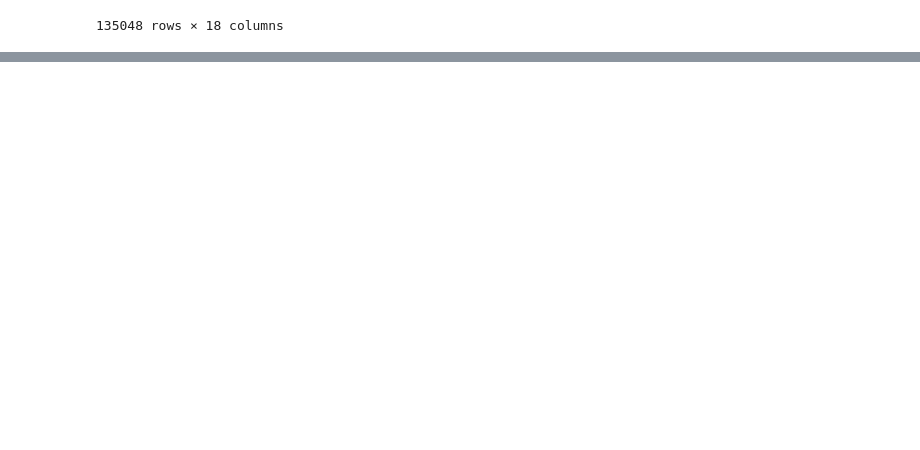
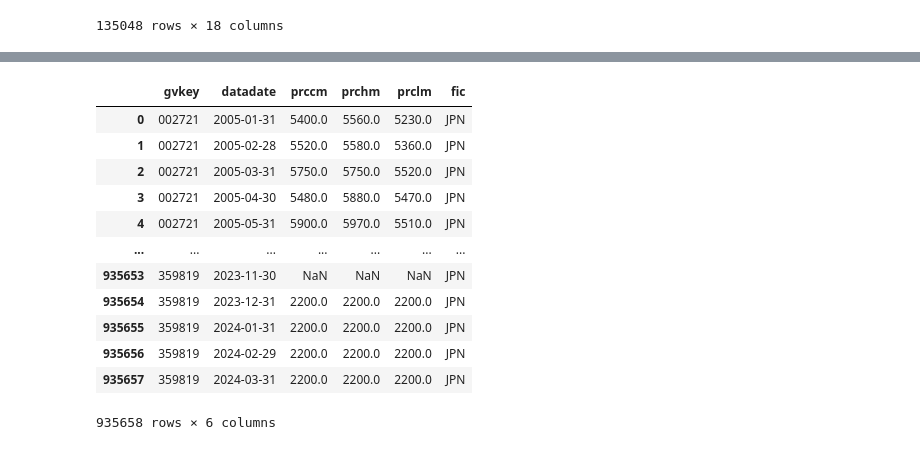
Before and after one commit to glyh0515/fin372.4_project, a Jupyter notebook: notebook.ipynb, the cells around one changed output, grey strips where cells are left out. Drawn from its saved outputs; the diff is of its cells as text; code cells hidden in the pictures; blank space fills up the shorter version.

Commit message:
Japan
Currently implementing the backtest for Japan. Cannot close trades. Need to find out why.

```diff
--- a/notebook.ipynb
+++ b/notebook.ipynb
@@ -46,0 +113,17 @@ df
+# %%
+jpy = pd.read_stata('japan_only.dta')
+jpy
+# %% [output]
+|  | gvkey | datadate | prccm | prchm | prclm | fic |
+| 0 | 002721 | 2005-01-31 | 5400.0 | 5560.0 | 5230.0 | JPN |
+| 1 | 002721 | 2005-02-28 | 5520.0 | 5580.0 | 5360.0 | JPN |
+| 2 | 002721 | 2005-03-31 | 5750.0 | 5750.0 | 5520.0 | JPN |
+| 3 | 002721 | 2005-04-30 | 5480.0 | 5880.0 | 5470.0 | JPN |
+| 4 | 002721 | 2005-05-31 | 5900.0 | 5970.0 | 5510.0 | JPN |
+| ... | ... | ... | ... | ... | ... | ... |
+| 935653 | 359819 | 2023-11-30 | NaN | NaN | NaN | JPN |
+| 935654 | 359819 | 2023-12-31 | 2200.0 | 2200.0 | 2200.0 | JPN |
+| 935655 | 359819 | 2024-01-31 | 2200.0 | 2200.0 | 2200.0 | JPN |
+| 935656 | 359819 | 2024-02-29 | 2200.0 | 2200.0 | 2200.0 | JPN |
+| 935657 | 359819 | 2024-03-31 | 2200.0 | 2200.0 | 2200.0 | JPN |
+935658 rows × 6 columns
```
Also changed, not shown: parts of 9 cells of this notebook, 6 other files.
